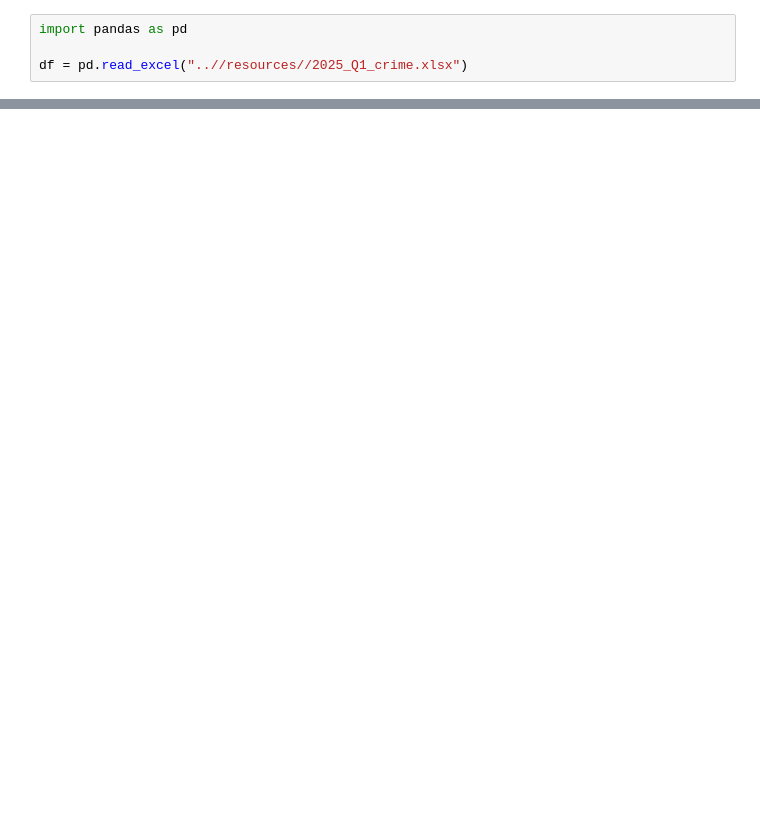
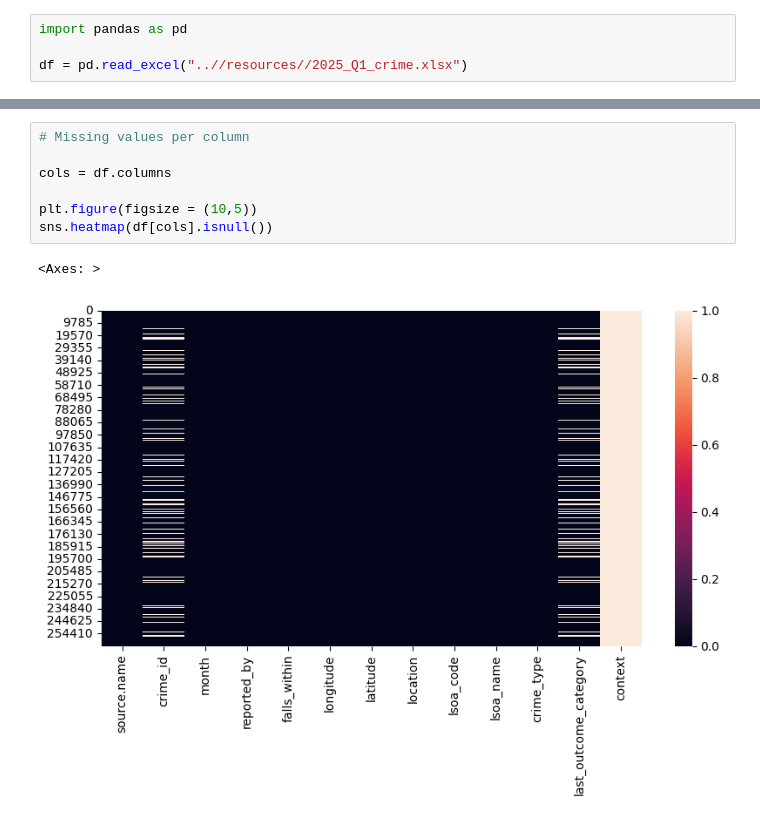
Before and after one commit to TwentySubsTBP/CBL_17_London, a Jupyter notebook: src/data_cleaning.ipynb, the cells around one changed output, grey strips where cells are left out. Drawn from its saved outputs; the diff is of its cells as text; blank space fills up the shorter version.

```diff
--- a/src/data_cleaning.ipynb
+++ b/src/data_cleaning.ipynb
@@ -14,3 +41,13 @@ df.head()
 | 2 | 2025-01-metropolitan-street.csv | NaN | 2025-01-01 | Metropolitan Police Service | Metropolitan Police Service | 0.138830 | 51.583433 | On or near Thatches Grove | E01000027 | ... |
 | 3 | 2025-01-metropolitan-street.csv | NaN | 2025-01-01 | Metropolitan Police Service | Metropolitan Police Service | 0.140194 | 51.582356 | On or near Hatch Grove | E01000027 | ... |
 | 4 | 2025-01-metropolitan-street.csv | NaN | 2025-01-01 | Metropolitan Police Service | Metropolitan Police Service | 0.142112 | 51.589389 | On or near A1112 | E01000027 | ... |
+# %%
+# Missing values per column
+
+cols = df.columns
+
+plt.figure(figsize = (10,5))
+sns.heatmap(df[cols].isnull())
+# %% [output]
+<Axes: >
+[figure, added]
```
Also changed, not shown: parts of 4 cells of this notebook.
